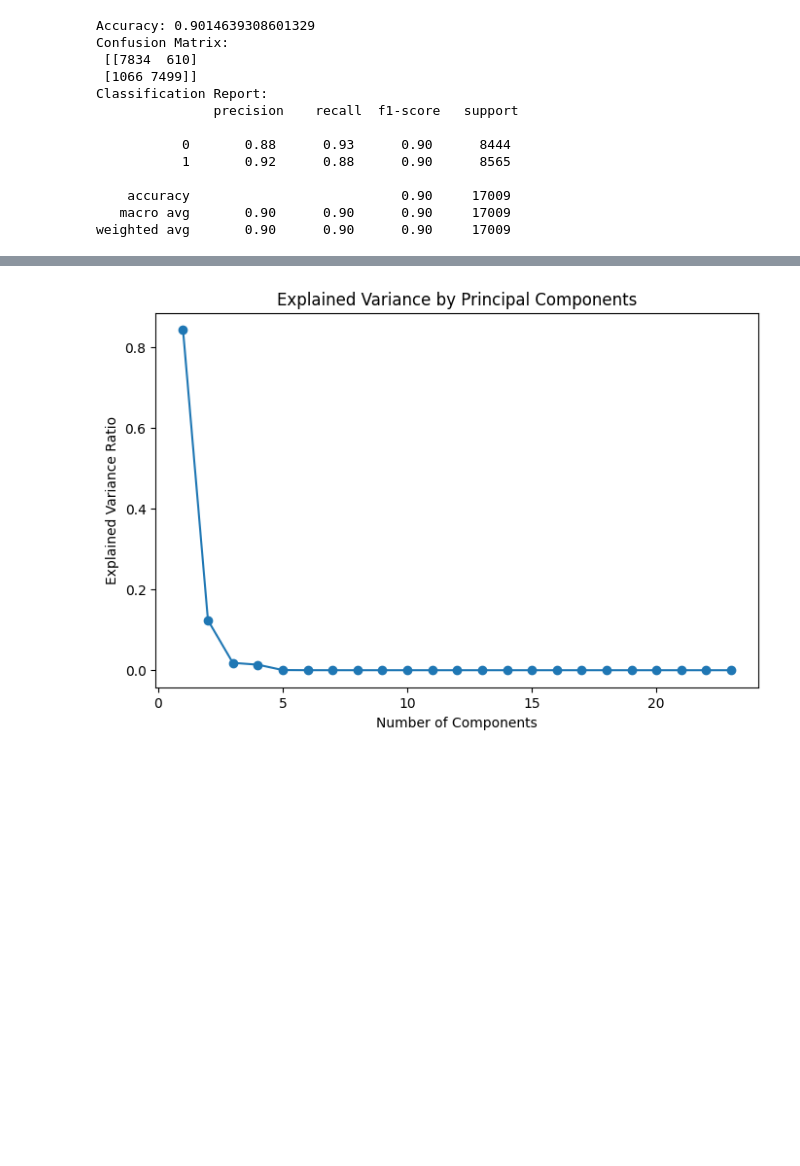
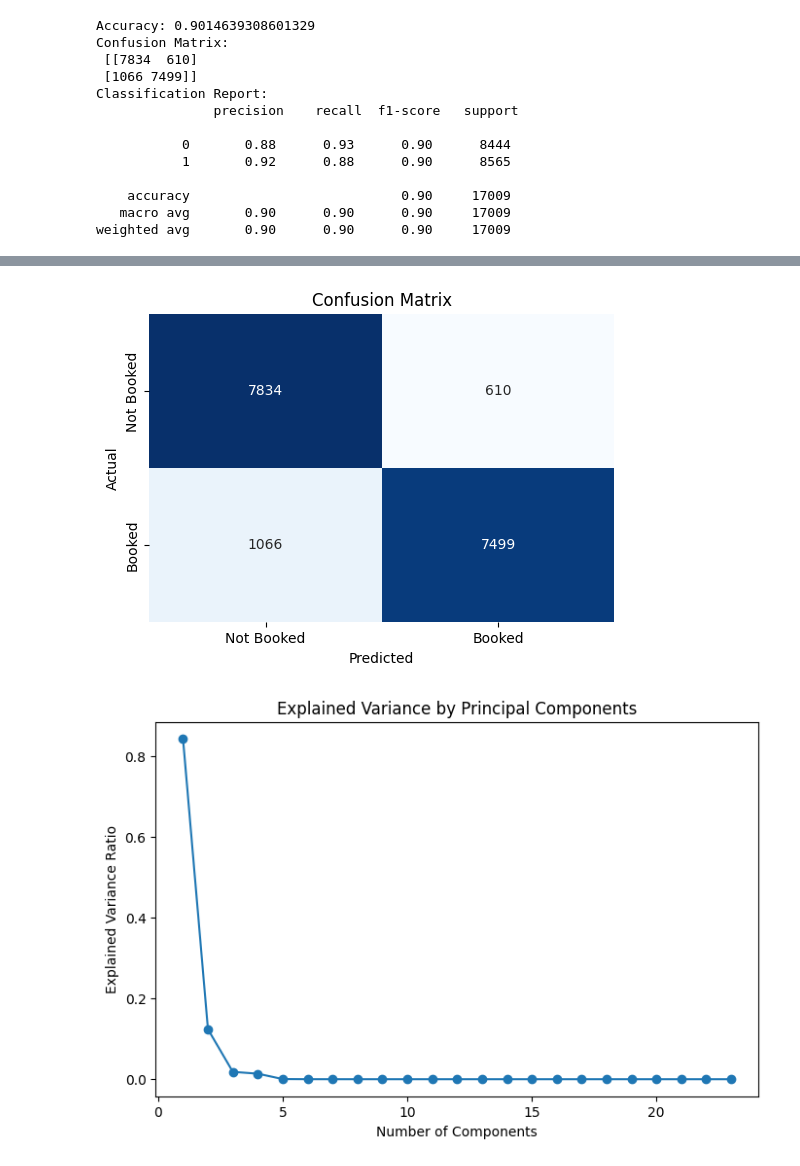
Before and after one commit to NithishAjju/British-Airlines-customer-booking-analysisi, a Jupyter notebook: BA booking prediction.ipynb, the cells around one changed output, grey strips where cells are left out. Cells and saved outputs as stored; diff of their text form; code cells hidden in the pictures; blank space fills up the shorter version.

```diff
--- a/BA booking prediction.ipynb
+++ b/BA booking prediction.ipynb
@@ -382,3 +395,22 @@ Feature names unseen at fit time:
+# %%
+
+
+# Confusion Matrix Visualization
+def plot_confusion_matrix(y_test_resampled, y_pred_resampled):
+    cm = confusion_matrix(y_test_resampled, y_pred_resampled)
+    plt.figure(figsize=(6, 4))
+    sns.heatmap(cm, annot=True, fmt='d', cmap='Blues', cbar=False,
+                xticklabels=["Not Booked", "Booked"],
+                yticklabels=["Not Booked", "Booked"])
+    plt.xlabel("Predicted")
+    plt.ylabel("Actual")
+    plt.title("Confusion Matrix")
+    plt.show()
+
+# Call the function to visualize the confusion matrix
+plot_confusion_matrix(y_test_resampled, y_pred_resampled)
+# %% [output]
+[figure, added]
 # %%
 from sklearn.decomposition import PCA
 
```
Also changed, not shown: parts of 2 cells of this notebook, 2 other files.
